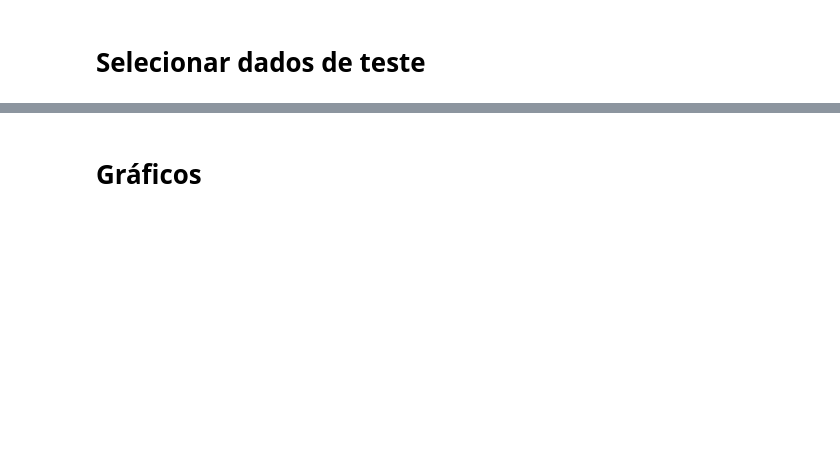
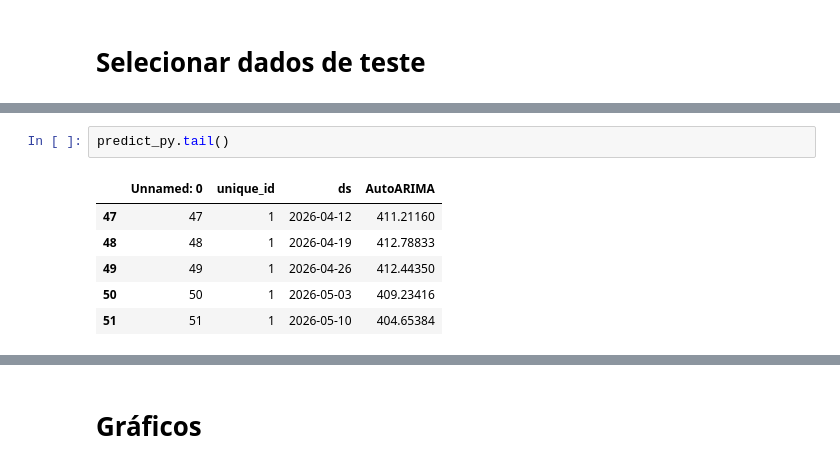
Before and after one commit to xandeoliveira/dengue-arima-fortaleza, a Jupyter notebook: arima_graphcs.ipynb, the cells around one changed output, grey strips where cells are left out. Drawn from its saved outputs; the diff is of its cells as text; blank space fills up the shorter version.

```diff
--- a/arima_graphcs.ipynb
+++ b/arima_graphcs.ipynb
@@ -28,0 +42,9 @@ y_validation.head(3)
+# %%
+predict_py.tail()
+# %% [output]
+|  | Unnamed: 0 | unique_id | ds | AutoARIMA |
+| 47 | 47 | 1 | 2026-04-12 | 411.21160 |
+| 48 | 48 | 1 | 2026-04-19 | 412.78833 |
+| 49 | 49 | 1 | 2026-04-26 | 412.44350 |
+| 50 | 50 | 1 | 2026-05-03 | 409.23416 |
+| 51 | 51 | 1 | 2026-05-10 | 404.65384 |
```
Also changed, not shown: parts of 6 cells of this notebook, 8 other files.
